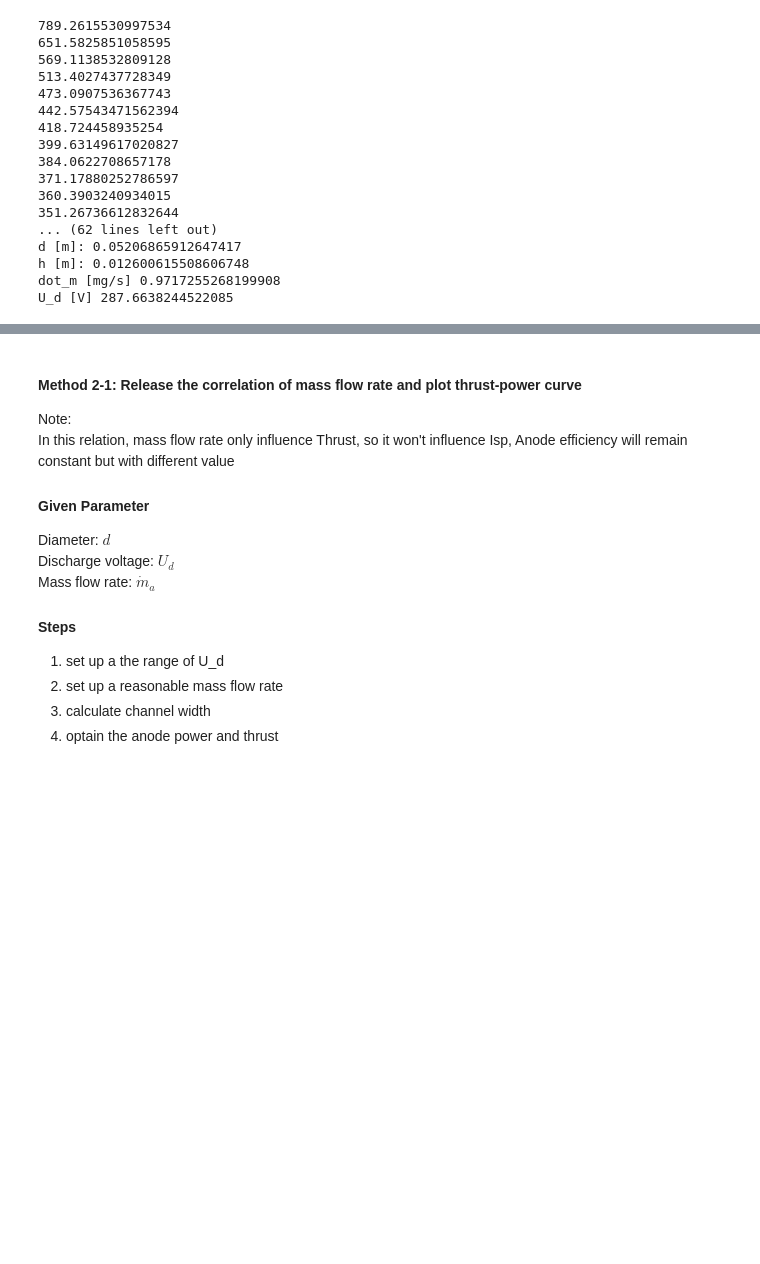
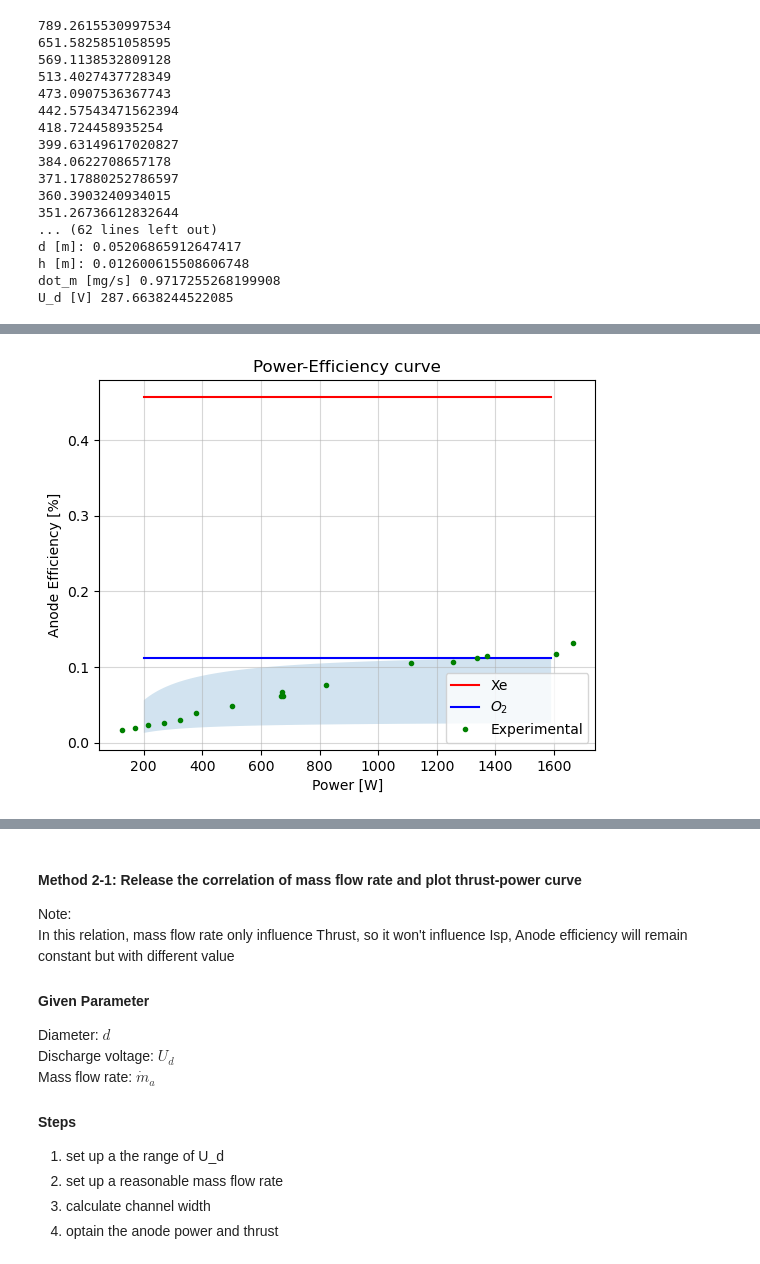
Before and after one commit to Pljwachs/Spacecraft-Propulsion, a Jupyter notebook: Initial parameter calculator.ipynb, the cells around one changed output, grey strips where cells are left out. Saved outputs shown, nothing was run; the diff lists cells and outputs as text; code cells hidden in the pictures; blank space fills up the shorter version.

```diff
--- a/Initial parameter calculator.ipynb
+++ b/Initial parameter calculator.ipynb
@@ -383,0 +557,22 @@ plt.show()
+# %%
+#Eta-Power slope
+plt.plot(P_range, eta_xe, 'r',label='Xe')
+plt.plot(P_range, eta_o2, 'b',label='$O_2$')
+
+plt.fill_between(P_range,etao2_formula[0][0:],etao2_formula[1][0:],alpha=0.2)
+
+# Experimental Value
+P_exp=BNSiO2[1:-1,4]
+eta_exp=BNSiO2[1:-1,5]*0.01
+plt.plot(P_exp,eta_exp,"g.",label='Experimental')
+
+
+plt.xlabel('Power [W]')
+plt.ylabel('Anode Efficiency [%]')
+plt.title('Power-Efficiency curve')
+
+plt.grid(True,alpha=0.5)
+plt.legend()
+plt.show()
+# %% [output]
+[figure, added]
```
Also changed, not shown: parts of 12 cells of this notebook, 2 other files.
